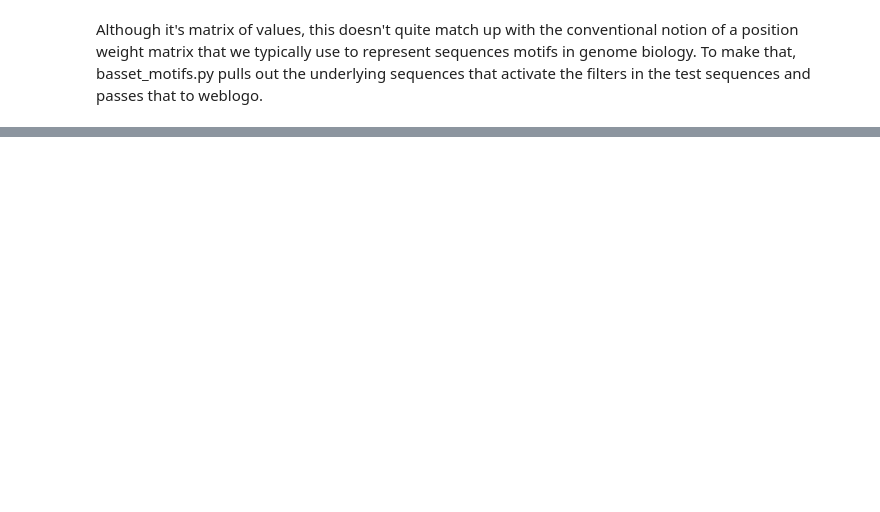
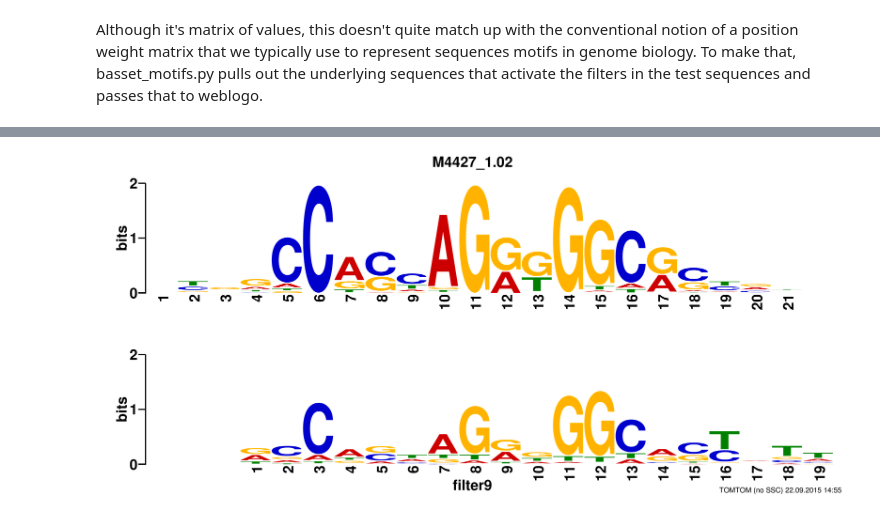
Before and after one commit to yukatherin/Basset, a Jupyter notebook: tutorials/motifs.ipynb, the cells around one changed output, grey strips where cells are left out. Saved outputs shown, nothing was run; the diff lists cells and outputs as text; code cells hidden in the pictures; blank space fills up the shorter version.

```diff
--- a/tutorials/motifs.ipynb
+++ b/tutorials/motifs.ipynb
@@ -43,0 +34,4 @@ HTML('<iframe src=motifs_out/filter9_dens.pdf width=850 height=550></iframe>')
+# %%
+Image(filename='motifs_eg/filter9_logo.png')
+# %% [output]
+[figure, added]
```
Also changed, not shown: parts of 15 cells of this notebook, 5 other files.
